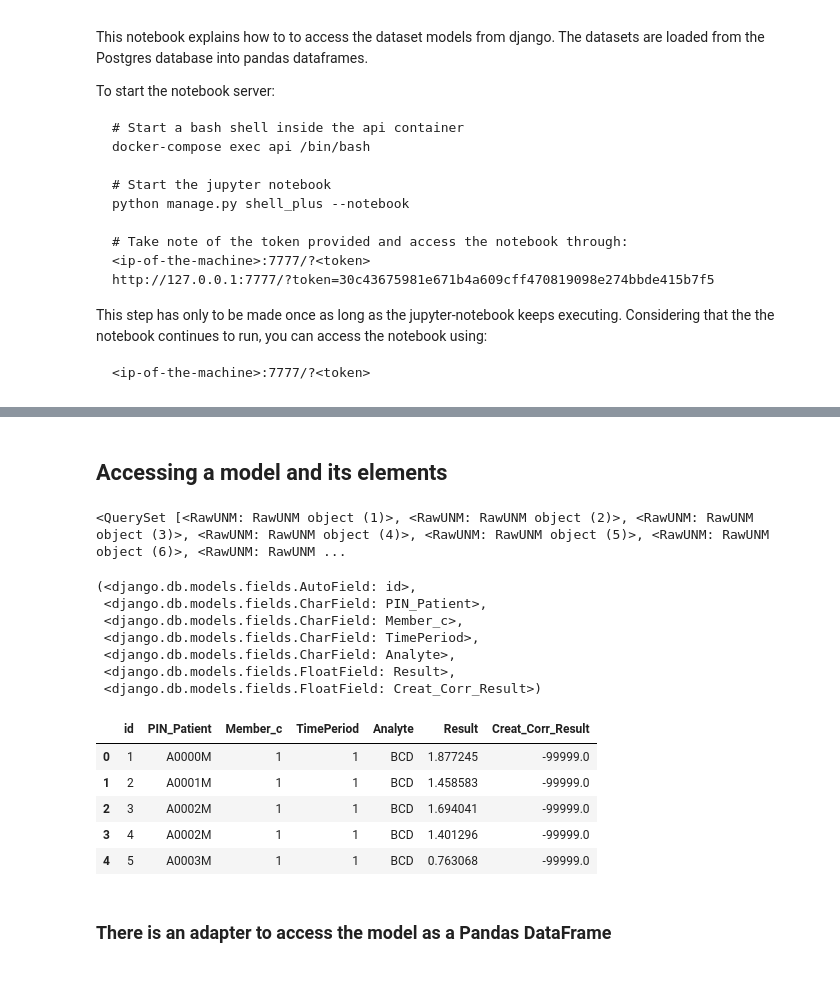
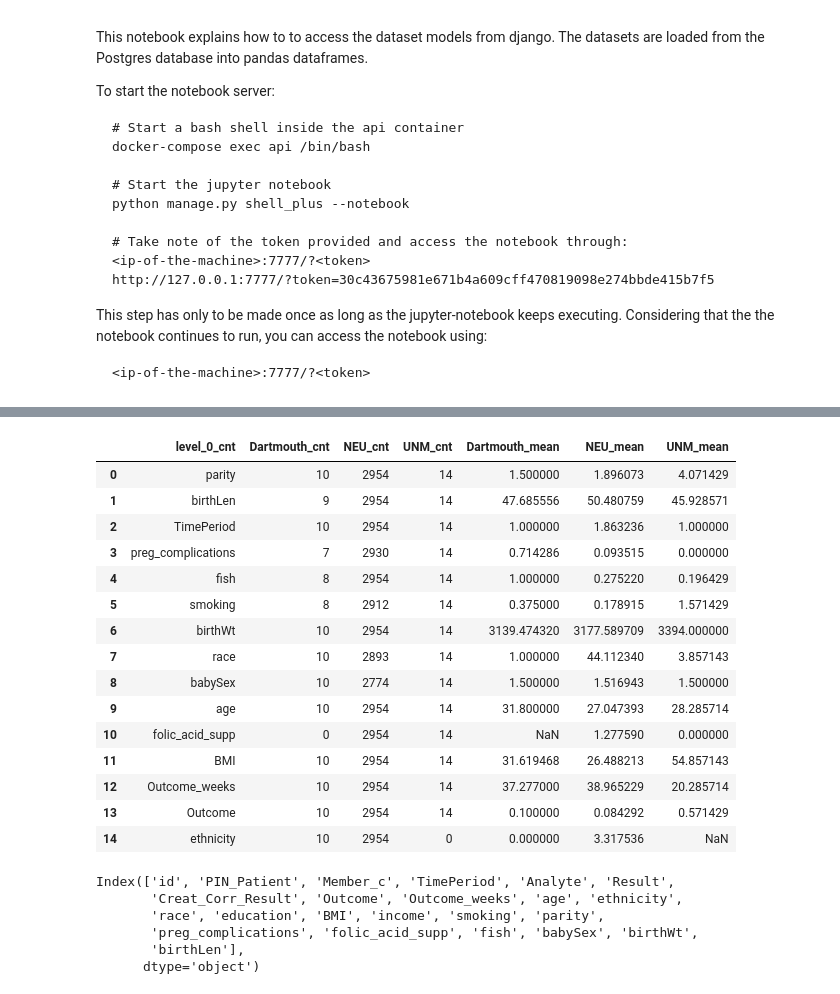
Before and after one commit to agostini01/harmonization-website, a Jupyter notebook: cohorts_proj/jupyter/custom-analysis-template.ipynb, the cells around one changed output, grey strips where cells are left out. Cells and saved outputs as stored; diff of their text form; code cells hidden in the pictures.

```diff
--- a/cohorts_proj/jupyter/custom-analysis-template.ipynb
+++ b/cohorts_proj/jupyter/custom-analysis-template.ipynb
@@ -41,20 +42,0 @@ from django.contrib.auth.models import User
-# %% [markdown]
-## Accessing a model and its elements
-# %%
-# This returns a QuerySet... not very usefull for
-# our standard data analysis tools
-RawUNM.objects.all()
-# %% [output]
-<QuerySet [<RawUNM: RawUNM object (1)>, <RawUNM: RawUNM object (2)>, <RawUNM: RawUNM object (3)>, <RawUNM: RawUNM object (4)>, <RawUNM: RawUNM object (5)>, <RawUNM: RawUNM object (6)>, <RawUNM: RawUNM ...
-# %%
-# The Harmonized dataset has one analyte per entry.
-# Thus the analytes associated with a patient are distributed accross different users
-RawUNM._meta.get_fields()
-# %% [output]
-(<django.db.models.fields.AutoField: id>,
- <django.db.models.fields.CharField: PIN_Patient>,
- <django.db.models.fields.CharField: Member_c>,
- <django.db.models.fields.CharField: TimePeriod>,
- <django.db.models.fields.CharField: Analyte>,
- <django.db.models.fields.FloatField: Result>,
- <django.db.models.fields.FloatField: Creat_Corr_Result>)
@@ -61,14 +52,31 @@ RawUNM._meta.get_fields()
+# %%
+analysis.cohortdescriptive(df1,df2,df3)
+# %% [output]
+|  | level_0_cnt | Dartmouth_cnt | NEU_cnt | UNM_cnt | Dartmouth_mean | NEU_mean | UNM_mean |
+| 0 | parity | 10 | 2954 | 14 | 1.500000 | 1.896073 | 4.071429 |
+| 1 | birthLen | 9 | 2954 | 14 | 47.685556 | 50.480759 | 45.928571 |
+| 2 | TimePeriod | 10 | 2954 | 14 | 1.000000 | 1.863236 | 1.000000 |
+| 3 | preg_complications | 7 | 2930 | 14 | 0.714286 | 0.093515 | 0.000000 |
+| 4 | fish | 8 | 2954 | 14 | 1.000000 | 0.275220 | 0.196429 |
+| 5 | smoking | 8 | 2912 | 14 | 0.375000 | 0.178915 | 1.571429 |
+| 6 | birthWt | 10 | 2954 | 14 | 3139.474320 | 3177.589709 | 3394.000000 |
+| 7 | race | 10 | 2893 | 14 | 1.000000 | 44.112340 | 3.857143 |
+| 8 | babySex | 10 | 2774 | 14 | 1.500000 | 1.516943 | 1.500000 |
+| 9 | age | 10 | 2954 | 14 | 31.800000 | 27.047393 | 28.285714 |
+| 10 | folic_acid_supp | 0 | 2954 | 14 | NaN | 1.277590 | 0.000000 |
+| 11 | BMI | 10 | 2954 | 14 | 31.619468 | 26.488213 | 54.857143 |
+| 12 | Outcome_weeks | 10 | 2954 | 14 | 37.277000 | 38.965229 | 20.285714 |
+| 13 | Outcome | 10 | 2954 | 14 | 0.100000 | 0.084292 | 0.571429 |
+| 14 | ethnicity | 10 | 2954 | 0 | 0.000000 | 3.317536 | NaN |
 # %%
 df = pd.DataFrame.from_records(
     RawUNM.objects.values()
 )
-df.head()
+df.columns
 # %% [output]
-|  | id | PIN_Patient | Member_c | TimePeriod | Analyte | Result | Creat_Corr_Result |
-| 0 | 1 | A0000M | 1 | 1 | BCD | 1.877245 | -99999.0 |
-| 1 | 2 | A0001M | 1 | 1 | BCD | 1.458583 | -99999.0 |
-| 2 | 3 | A0002M | 1 | 1 | BCD | 1.694041 | -99999.0 |
-| 3 | 4 | A0002M | 1 | 1 | BCD | 1.401296 | -99999.0 |
-| 4 | 5 | A0003M | 1 | 1 | BCD | 0.763068 | -99999.0 |
+Index(['id', 'PIN_Patient', 'Member_c', 'TimePeriod', 'Analyte', 'Result',
+       'Creat_Corr_Result', 'Outcome', 'Outcome_weeks', 'age', 'ethnicity',
+       'race', 'education', 'BMI', 'income', 'smoking', 'parity',
+       'preg_complications', 'folic_acid_supp', 'fish', 'babySex', 'birthWt',
+       'birthLen'],
+      dtype='object')
-# %% [markdown]
-### There is an adapter to access the model as a Pandas DataFrame
```
Also changed, not shown: parts of 17 cells of this notebook, 4 other files.
